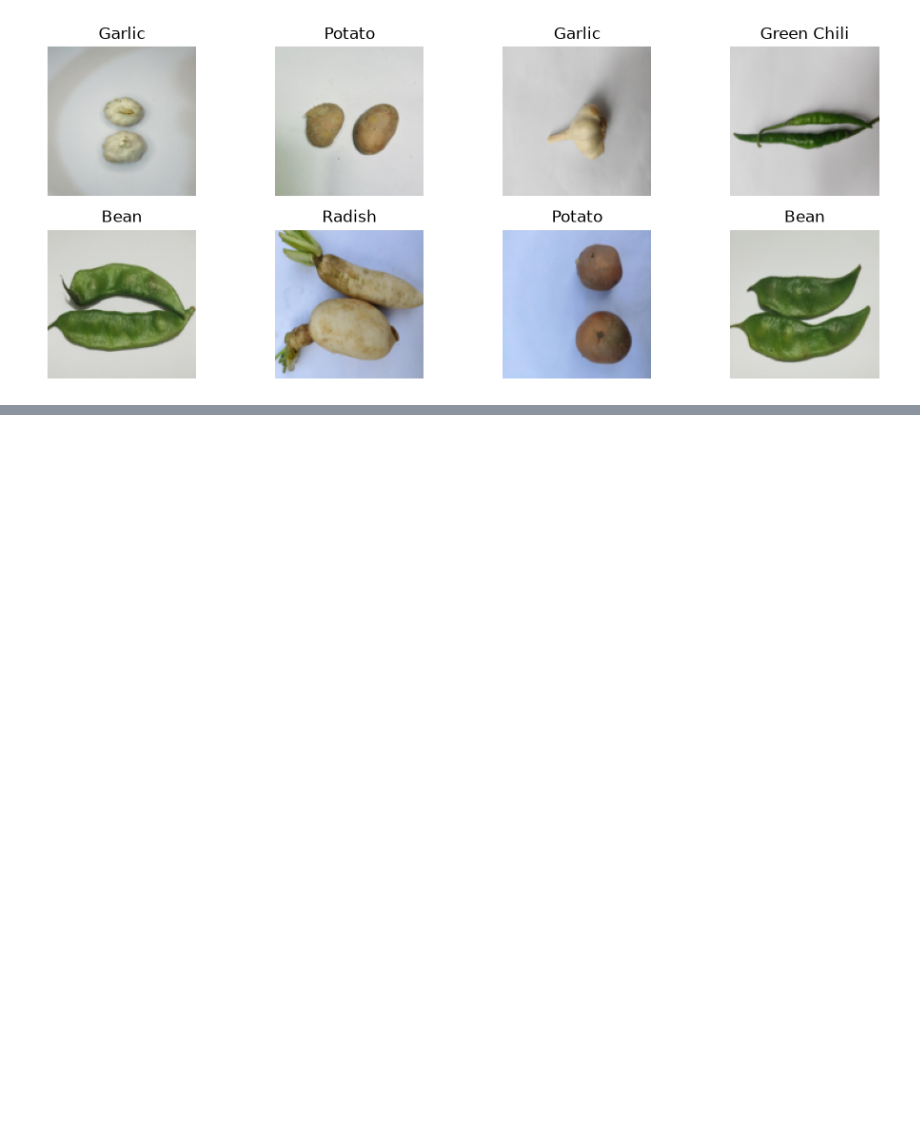
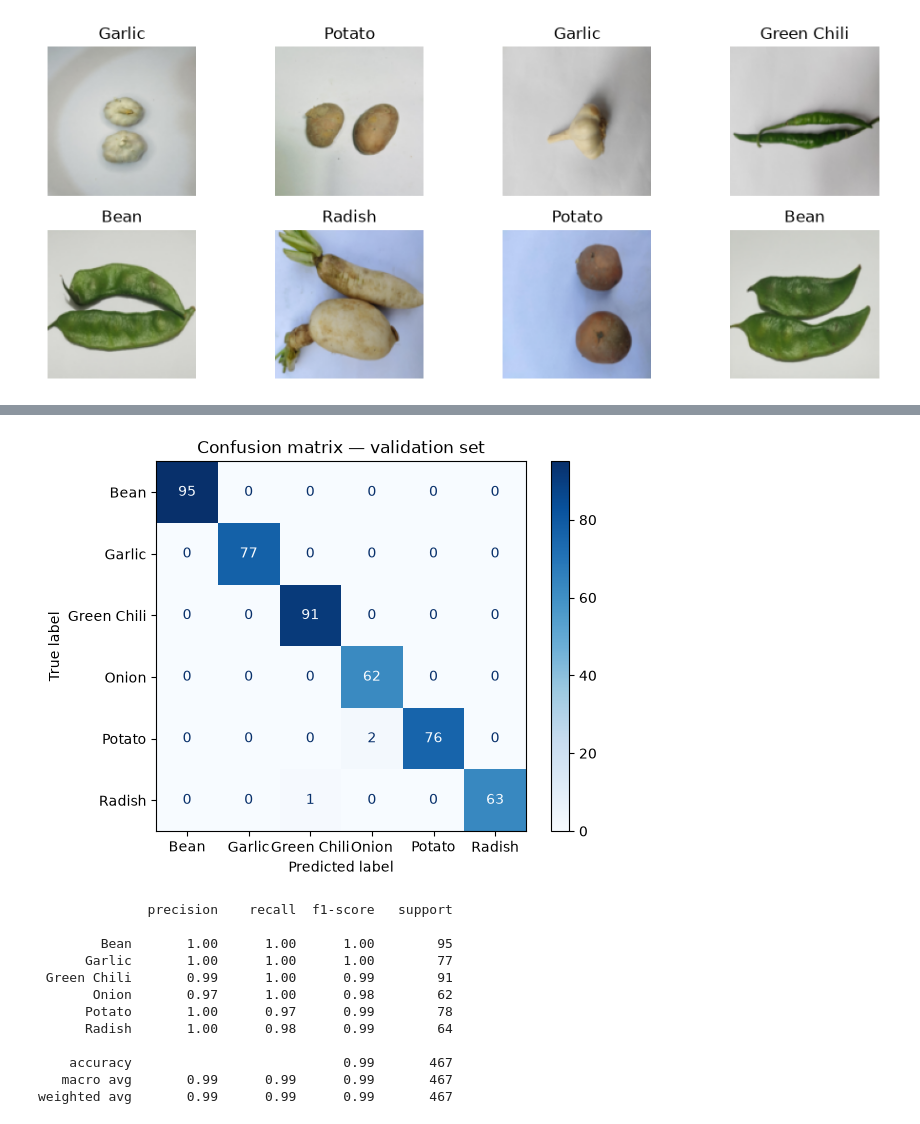
Before and after one commit to stk190/CVPR-mid, a Jupyter notebook: veg_cnn.ipynb, the cells around one changed output, grey strips where cells are left out. Saved outputs shown, nothing was run; the diff lists cells and outputs as text; code cells hidden in the pictures; blank space fills up the shorter version.

```diff
--- a/veg_cnn.ipynb
+++ b/veg_cnn.ipynb
@@ -104,0 +250,36 @@ Total trainable parameters: 2,121,638
+# %%
+from sklearn.metrics import confusion_matrix, ConfusionMatrixDisplay, classification_report
+
+def get_predictions(model, loader):
+    model.eval()
+    preds, targets = [], []
+    with torch.no_grad():
+        for imgs, labels in loader:
+            outputs = model(imgs.to(device))
+            preds.append(outputs.argmax(1).cpu())
+            targets.append(labels)
+    return torch.cat(preds).numpy(), torch.cat(targets).numpy()
+
+y_pred, y_true = get_predictions(model_aug, val_loader_clean)
+
+cm = confusion_matrix(y_true, y_pred)
+disp = ConfusionMatrixDisplay(confusion_matrix=cm, display_labels=class_names)
+disp.plot(cmap="Blues", values_format="d")
+plt.title("Confusion matrix — validation set")
+plt.show()
+
+print(classification_report(y_true, y_pred, target_names=class_names))
+# %% [output]
+[figure, added]
+              precision    recall  f1-score   support
+
+        Bean       1.00      1.00      1.00        95
+      Garlic       1.00      1.00      1.00        77
+ Green Chili       0.99      1.00      0.99        91
+       Onion       0.97      1.00      0.98        62
+      Potato       1.00      0.97      0.99        78
+      Radish       1.00      0.98      0.99        64
+
+    accuracy                           0.99       467
+   macro avg       0.99      0.99      0.99       467
+weighted avg       0.99      0.99      0.99       467
```
Also changed, not shown: parts of 5 cells of this notebook.
